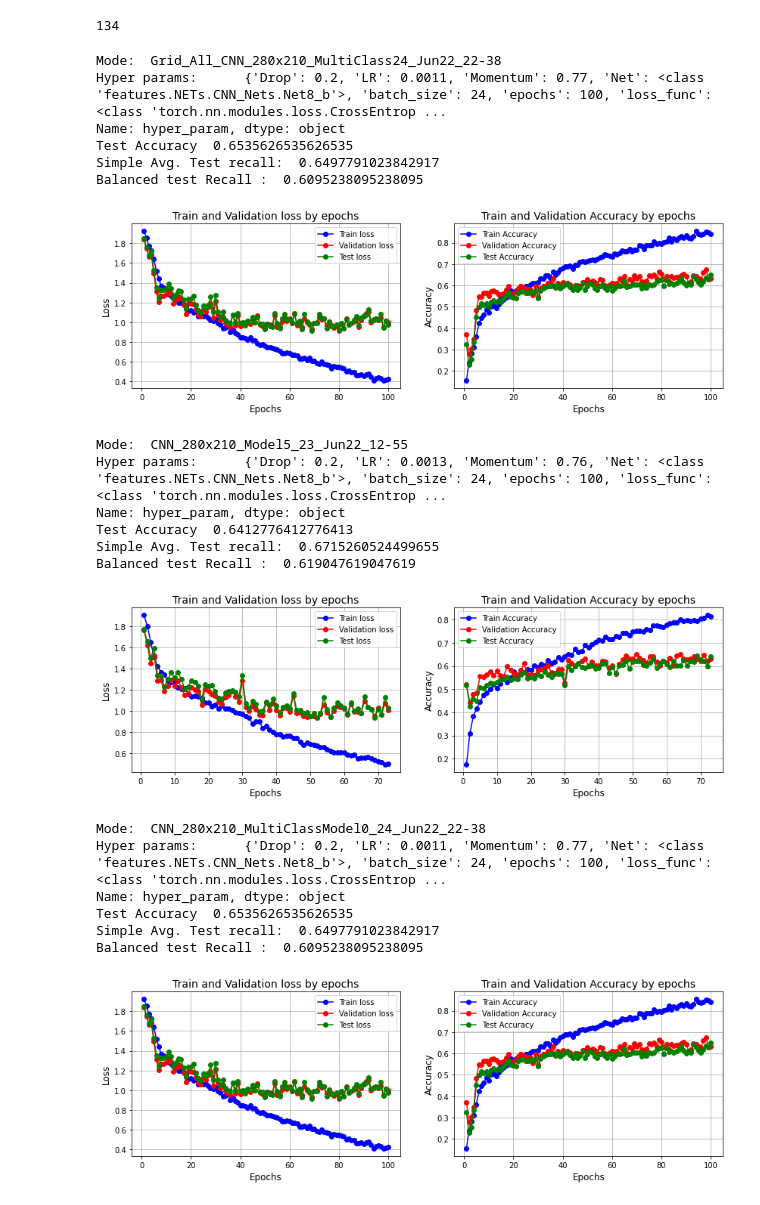
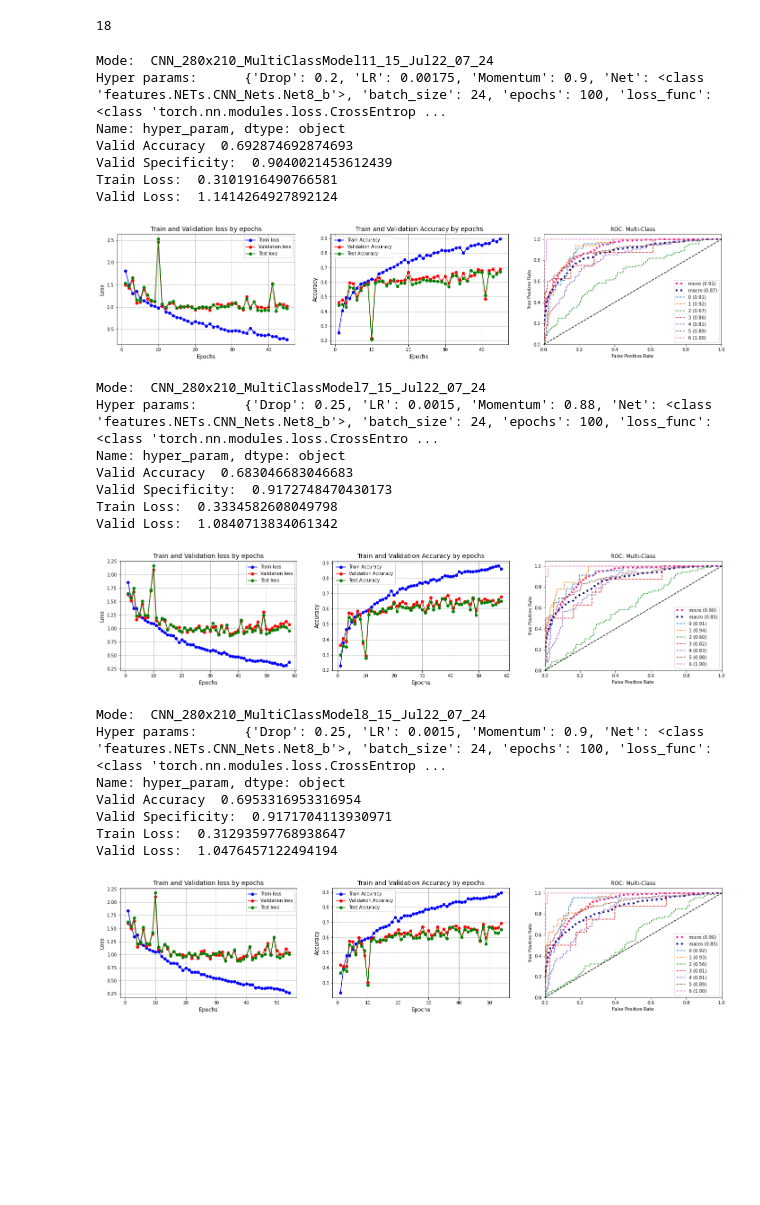
Before and after one commit to sepandms/SkinCare, a Jupyter notebook: GridSearch_Results.ipynb, the cells around one changed output. Saved outputs shown, nothing was run; the diff lists cells and outputs as text; code cells hidden in the pictures; blank space fills up the shorter version.

```diff
--- a/GridSearch_Results.ipynb
+++ b/GridSearch_Results.ipynb
@@ -19,48 +21,53 @@ from features.usefull_functions import *
 from features.NETs import *
 from features.Model_Training import *
 # %%
-grid_label = ['CNN_280x210','Jun22'] #[CNN_280x210_MultiClassModel0_24_Jun22_22-38]
+grid_label = ['CNN_280x210','15_Jul22_07_24'] #[CNN_280x210_MultiClassModel0_24_Jun22_22-38]
 # grid_label = ['A_E_CNN','A_E_CNN_Model6_22_Jun22_00-29']
 
 models_list = os.listdir(G_path  + '/08_Saved_Models_Outpus/Grid_Search_Results/')
 models_list = [i for i in models_list if all(s in i for s in grid_label)]
 len(models_list)
 # %% [output]
-134
+18
 # %%
 for m in models_list:
     # print('Mode: ', m)
     GridSrach = pickle.load(open(G_path  + '/08_Saved_Models_Outpus/Grid_Search_Results/' + m , 'rb'))
     details_ = GridSrach.iloc[[0]]
-    if 0.7 > (details_.test_recall[0] + details_.test_accuracy[0]) / 2 > 0.65:
+    if 0.7 > (details_.valid_accuracy[0] ) > 0.68:
 
     # if m:
         print('Mode: ', m)
         print('Hyper params: ', details_.hyper_param.iloc[[0]])
         # print('Test overall Metric ', details_.test_overall_metric[0])
-        print('Test Accuracy ', details_.test_accuracy[0])
-        print('Simple Avg. Test recall: ', details_.test_recall[0])
-        print('Balanced test Recall : ', details_.blc_test_recall[0])
-        plot_grid_results(details_)
+        print('Valid Accuracy ', details_.valid_accuracy[0])
+        print('Valid Specificity: ', details_.valid_specificity[0])
+        print('Train Loss: ', mean(details_.train_epoch_loss[0][-5:]))
+        print('Valid Loss: ', mean(details_.valid_epoch_loss[0][-5:]))
+        # print('Balanced test Recall : ', details_.test_loss[0])
+        plot_grid_results2(details_)
 # %% [output]
-Mode:  Grid_All_CNN_280x210_MultiClass24_Jun22_22-38
-Hyper params:      {'Drop': 0.2, 'LR': 0.0011, 'Momentum': 0.77, 'Net': <class 'features.NETs.CNN_Nets.Net8_b'>, 'batch_size': 24, 'epochs': 100, 'loss_func': <class 'torch.nn.modules.loss.CrossEntrop ...
+Mode:  CNN_280x210_MultiClassModel11_15_Jul22_07_24
+Hyper params:      {'Drop': 0.2, 'LR': 0.00175, 'Momentum': 0.9, 'Net': <class 'features.NETs.CNN_Nets.Net8_b'>, 'batch_size': 24, 'epochs': 100, 'loss_func': <class 'torch.nn.modules.loss.CrossEntrop ...
 Name: hyper_param, dtype: object
-Test Accuracy  0.6535626535626535
-Simple Avg. Test recall:  0.6497791023842917
-Balanced test Recall :  0.6095238095238095
+Valid Accuracy  0.692874692874693
+Valid Specificity:  0.9040021453612439
+Train Loss:  0.3101916490766581
+Valid Loss:  1.1414264927892124
-[figure, old version]
+[figure, new version]
-Mode:  CNN_280x210_Model5_23_Jun22_12-55
-Hyper params:      {'Drop': 0.2, 'LR': 0.0013, 'Momentum': 0.76, 'Net': <class 'features.NETs.CNN_Nets.Net8_b'>, 'batch_size': 24, 'epochs': 100, 'loss_func': <class 'torch.nn.modules.loss.CrossEntrop ...
+Mode:  CNN_280x210_MultiClassModel7_15_Jul22_07_24
+Hyper params:      {'Drop': 0.25, 'LR': 0.0015, 'Momentum': 0.88, 'Net': <class 'features.NETs.CNN_Nets.Net8_b'>, 'batch_size': 24, 'epochs': 100, 'loss_func': <class 'torch.nn.modules.loss.CrossEntro ...
 Name: hyper_param, dtype: object
-Test Accuracy  0.6412776412776413
-Simple Avg. Test recall:  0.6715260524499655
-Balanced test Recall :  0.619047619047619
+Valid Accuracy  0.683046683046683
+Valid Specificity:  0.9172748470430173
+Train Loss:  0.3334582608049798
+Valid Loss:  1.0840713834061342
-[figure, old version]
+[figure, new version]
-Mode:  CNN_280x210_MultiClassModel0_24_Jun22_22-38
-Hyper params:      {'Drop': 0.2, 'LR': 0.0011, 'Momentum': 0.77, 'Net': <class 'features.NETs.CNN_Nets.Net8_b'>, 'batch_size': 24, 'epochs': 100, 'loss_func': <class 'torch.nn.modules.loss.CrossEntrop ...
+Mode:  CNN_280x210_MultiClassModel8_15_Jul22_07_24
+Hyper params:      {'Drop': 0.25, 'LR': 0.0015, 'Momentum': 0.9, 'Net': <class 'features.NETs.CNN_Nets.Net8_b'>, 'batch_size': 24, 'epochs': 100, 'loss_func': <class 'torch.nn.modules.loss.CrossEntrop ...
 Name: hyper_param, dtype: object
-Test Accuracy  0.6535626535626535
-Simple Avg. Test recall:  0.6497791023842917
-Balanced test Recall :  0.6095238095238095
+Valid Accuracy  0.6953316953316954
+Valid Specificity:  0.9171704113930971
+Train Loss:  0.31293597768938647
+Valid Loss:  1.0476457122494194
-[figure, old version]
+[figure, new version]
```
Also changed, not shown: parts of 13 cells of this notebook, 10 other files.
